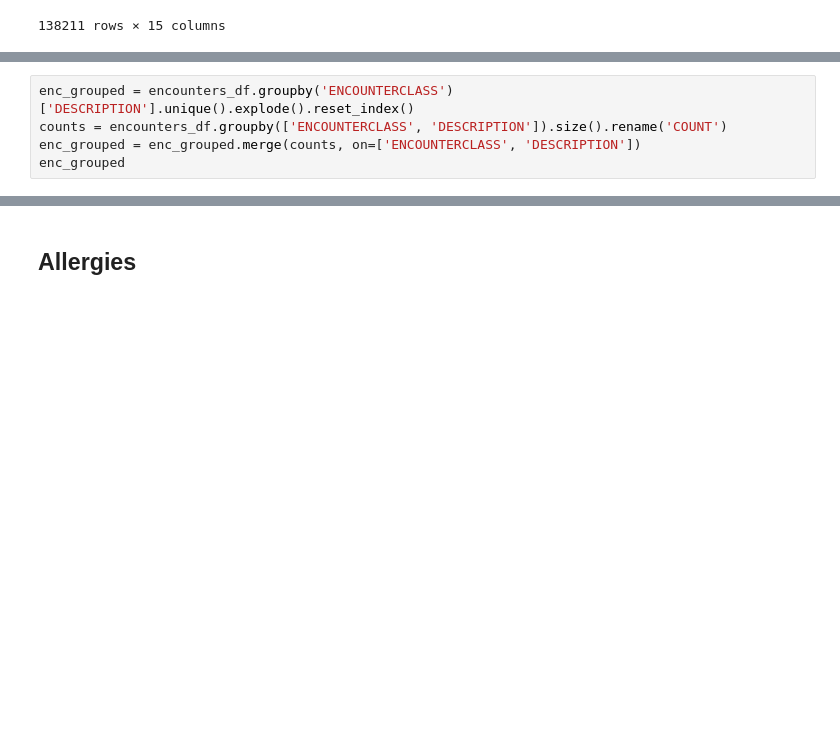
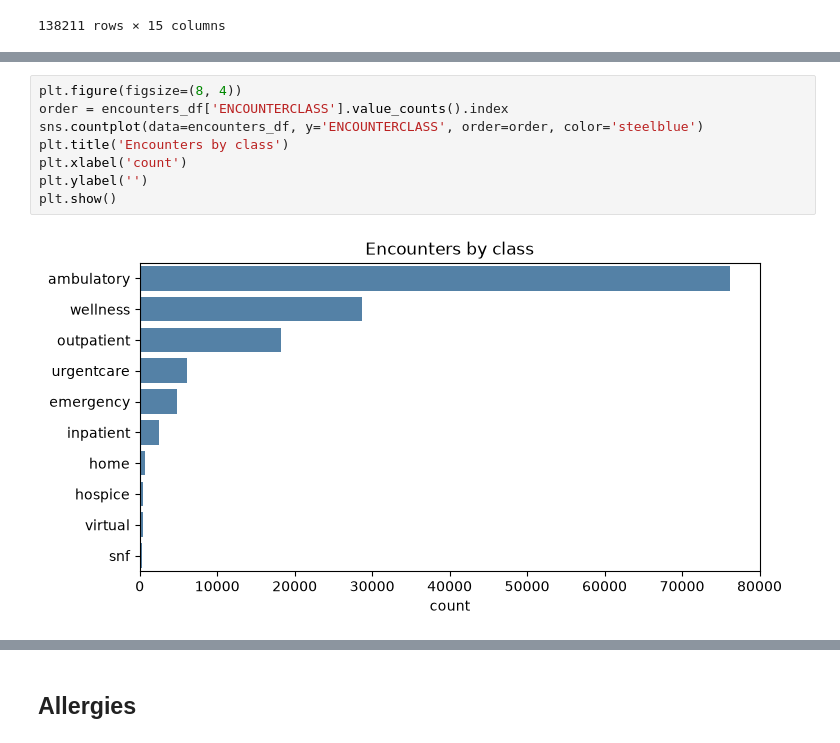
Before and after one commit to tssrao/clinical-investigation-agent, a Jupyter notebook: notebooks/eda.ipynb, the cells around one changed output, grey strips where cells are left out. Drawn from its saved outputs; the diff is of its cells as text; blank space fills up the shorter version.

```diff
--- a/notebooks/eda.ipynb
+++ b/notebooks/eda.ipynb
@@ -174,5 +272,10 @@ array(['wellness', 'ambulatory', 'emergency', 'outpatient', 'inpatient',
-# %%
-enc_grouped = encounters_df.groupby('ENCOUNTERCLASS')['DESCRIPTION'].unique().explode().reset_index()
-counts = encounters_df.groupby(['ENCOUNTERCLASS', 'DESCRIPTION']).size().rename('COUNT')
-enc_grouped = enc_grouped.merge(counts, on=['ENCOUNTERCLASS', 'DESCRIPTION'])
-enc_grouped
+# %%
+plt.figure(figsize=(8, 4))
+order = encounters_df['ENCOUNTERCLASS'].value_counts().index
+sns.countplot(data=encounters_df, y='ENCOUNTERCLASS', order=order, color='steelblue')
+plt.title('Encounters by class')
+plt.xlabel('count')
+plt.ylabel('')
+plt.show()
+# %% [output]
+[figure, added]
```
Also changed, not shown: parts of 57 cells of this notebook.
